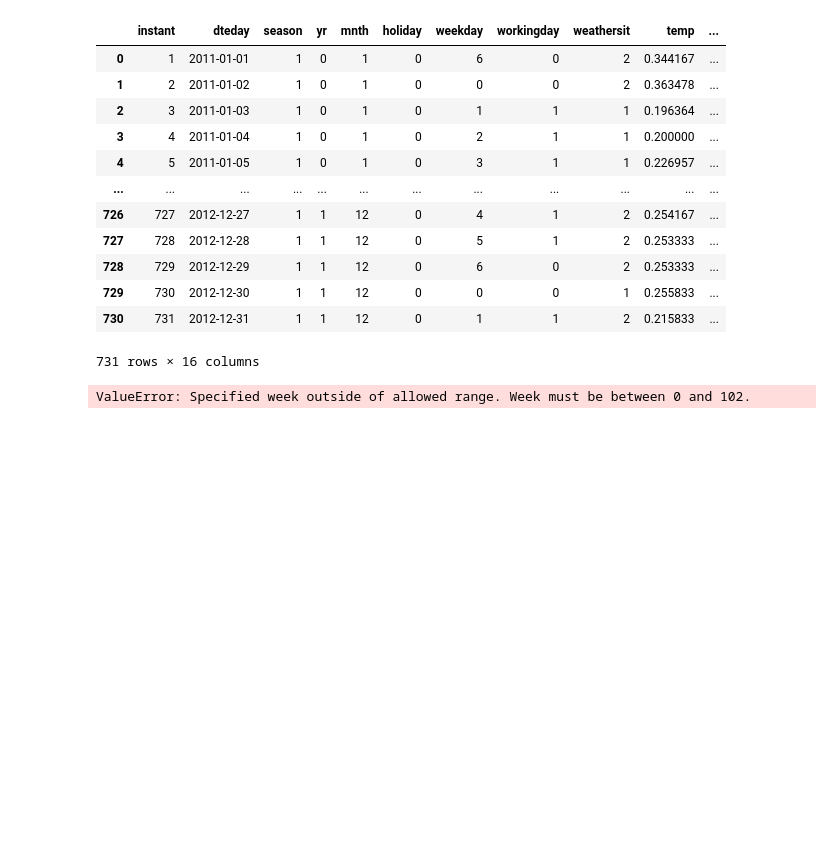
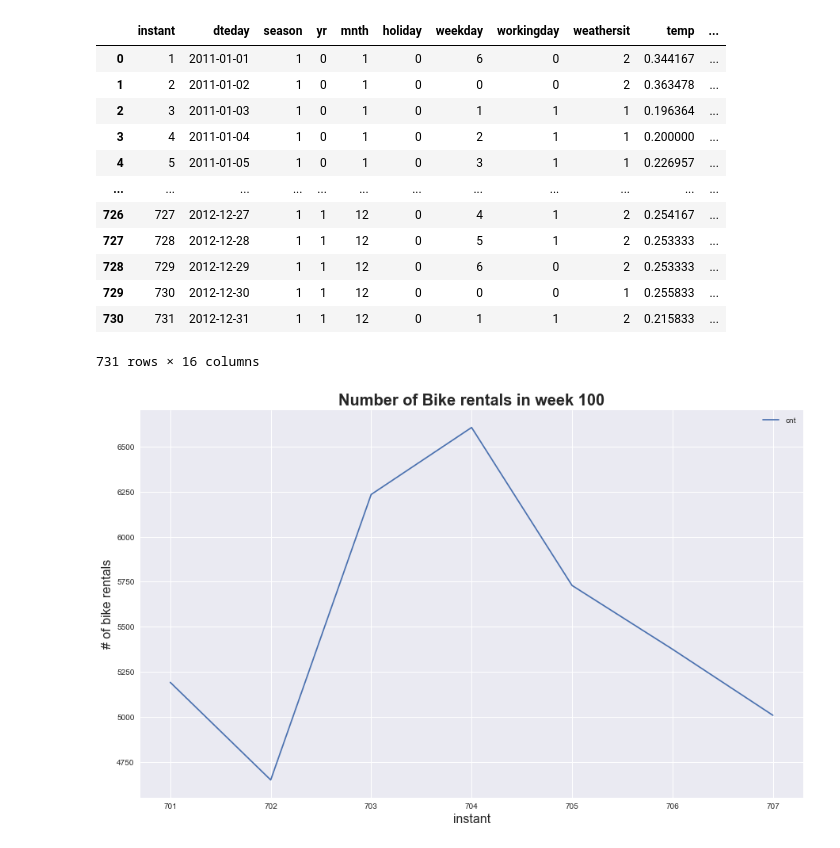
Before and after one commit to lmo272/Group_J, a Jupyter notebook: notebooks/Prototyping.ipynb, the cells around one changed output. Drawn from its saved outputs; the diff is of its cells as text; code cells hidden in the pictures; blank space fills up the shorter version.

```diff
--- a/notebooks/Prototyping.ipynb
+++ b/notebooks/Prototyping.ipynb
@@ -35,6 +35,6 @@ data_instance.dataframe
 | 730 | 731 | 2012-12-31 | 1 | 1 | 12 | 0 | 1 | 1 | 2 | 0.215833 | ... |
 731 rows × 16 columns
 # %%
-data_instance.plot_weekly_data(week= 120)
+data_instance.plot_weekly_data(week= 100)
 # %% [output]
-ValueError: Specified week outside of allowed range. Week must be between 0 and 102.
+[figure, added]
```
Also changed, not shown: 1 other file.
